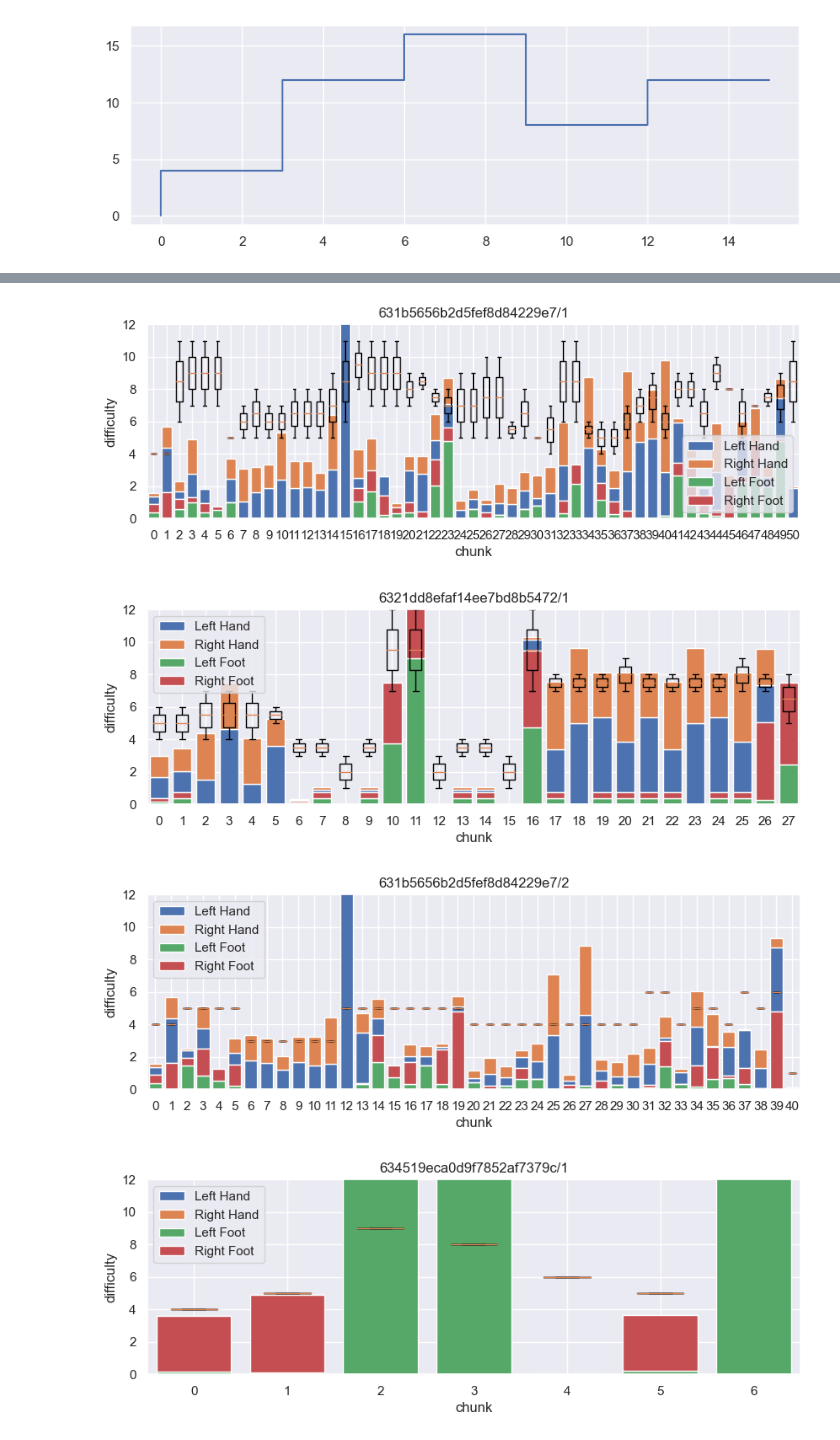
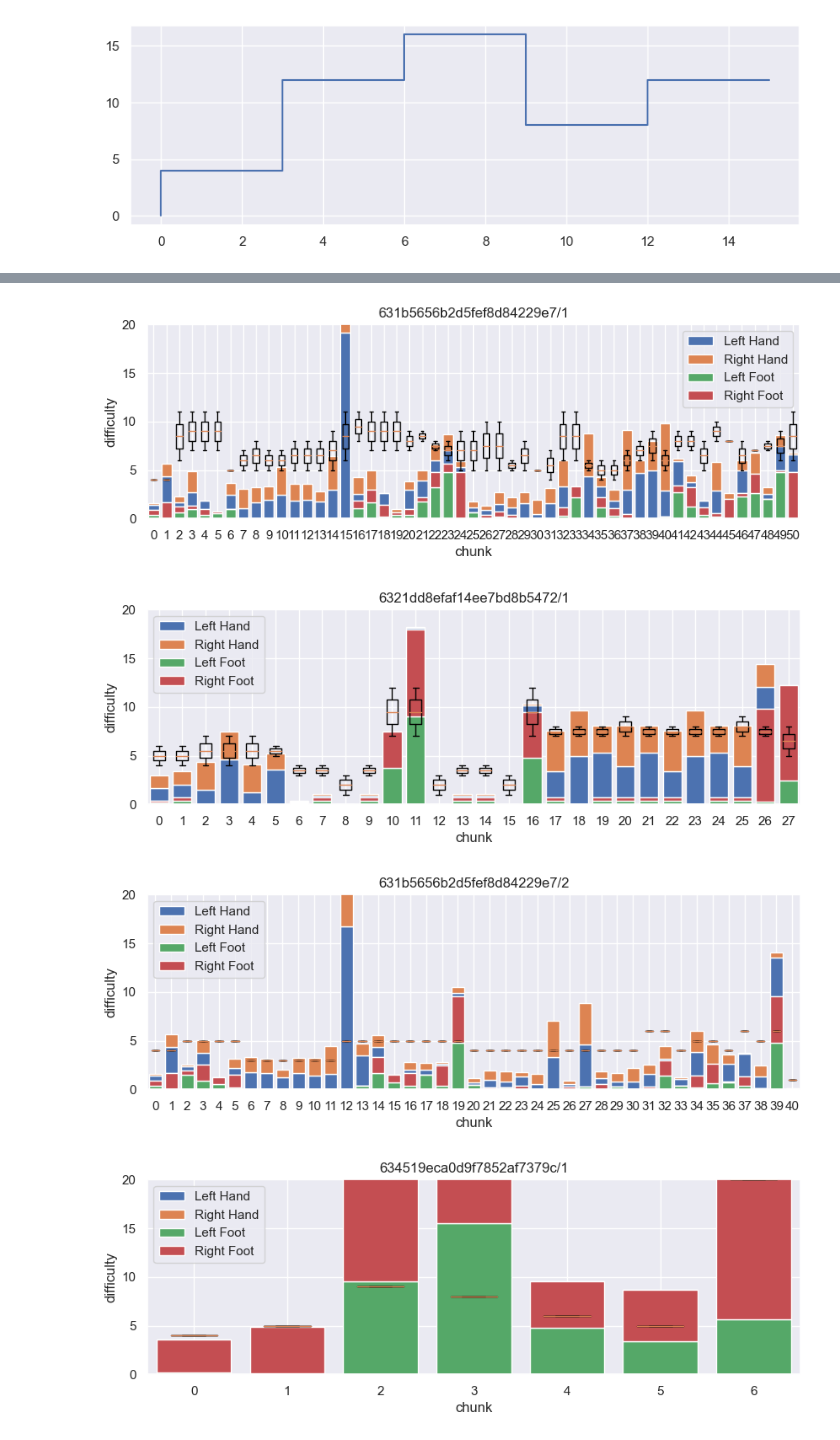
Before and after one commit to luisscholl/beatfork, a Jupyter notebook: difficulty-estimation/individual-analysis.ipynb, the cells around one changed output, grey strips where cells are left out. Saved outputs shown, nothing was run; the diff lists cells and outputs as text; code cells hidden in the pictures.

Commit message:
fix edge case handling affecting non-edge cases

```diff
--- a/difficulty-estimation/individual-analysis.ipynb
+++ b/difficulty-estimation/individual-analysis.ipynb
@@ -265,7 +265,7 @@ def plotBestOptions(options, chunkSize):
 
   for version in options:
     fig, ax = plt.subplots()
-    plt.ylim([0, 12]) # todo
+    plt.ylim([0, 20]) # todo
 
     options[version] = list(map(removeInf, options[version]))
 
@@ -354,14 +354,16 @@ def getMinIntensityDijkstra(objects, cumulatedIntensity, state, lastPosition, ca
       i = currentNode
       limbStrings = ['lh', 'rh', 'lf', 'rf']
       newTracePart = ''
+      traceCumulatedIntensity = None
       while i > 0:
         newTracePart = limbStrings[(i - 1) % 4] + ' ' + newTracePart
+        # newTracePart = limbStrings[(i - 1) % 4] + ' ' + json.dumps(cumulatedIntensities[i]) + ' ' + newTracePart
         i = (i - 1) // 4
       return (
         cumulatedIntensities[currentNode],
         states[currentNode],
         lastPositions[currentNode],
-        trace + ' | ' + newTracePart
+        trace + '\n| ' + newTracePart
       )
     for i in range(1, 5):
       j = 4 * currentNode + i
@@ -447,6 +449,8 @@ def plotSampledGetMinIntensityDijkstra(calcIntensity):
   for result in results:
     print(f'{result["id"]} took {result["executionTime"]:.3f}s to process.')
     print(f'trace{result["trace"]}')
+    print('\n'.join(json.dumps(e) for e in result['option']))
+    print('')
     bestOptions[result['id']] = result['option']
   plotBestOptions(bestOptions, chunkSize)
 # %%
@@ -469,14 +473,14 @@ def intensity3(obj, lastPositions, state):
   distance = ((lastPositions[obj[3]][0] - obj[0]) ** 2 + (lastPositions[obj[3]][1] - obj[1]) ** 2) ** 0.5
   time = abs(lastPositions[obj[3]][2] - obj[2])
 
-  # General edge cases
-  if (distance == 0):
-    return 0, {}
-  if (time < 0.005):
-    return math.inf, {}
 
   # Hands
   if (obj[3] == 6 or obj[3] == 7):
+    # Edge cases
+    if (distance == 0):
+      return 0, {}
+    if (time == 0):
+      return math.inf, {}
     return distance / time * handsHeightDifficultyFactor(obj[1]), {}
   # Feet
   elif (obj[3] == 8 or obj[3] == 9):
@@ -495,11 +499,19 @@ def intensity3(obj, lastPositions, state):
     if (obj[1] > jumpThresholdH and
         otherFoot[1] > jumpThresholdH and
         obj[2] - otherFoot[2] < jumpThresholdT): # this line could cause counting too many jumps, if jump_start case is not handled above
+      # todo: Allow some backtracking in order to get consistent intensities for jumps?
+      # todo: Think about monkey patching difficulty of otherFoot instead of just returning higher difficulty for one foot for more balanced feet intensity.
+      # Not important for overall difficulty. Probably not worth the effort.
       return jumpHeightDifficulty(obj[1]), {
         'status': 'jump_start'
       }
 
     # # default (standing) evaluation
+    # Edge cases
+    if (distance == 0):
+      return 0, {}
+    if (time == 0):
+      return math.inf, {}
     return distance / time * feetHeightDifficultyFactor(obj[1]), {}
   return math.inf, 0
 
@@ -522,4 +539,4 @@ trace | lf rf rh lh rh lh rh lh  | lf rf lh rh lh rh lh rh  | rf lf lf rf lf rf
-[figure, old version]
+[figure, new version]
-[figure, old version]
+[figure, new version]
-[figure, old version]
+[figure, new version]
-[figure, old version]
+[figure, new version]
```
Also changed, not shown: parts of 1 cell of this notebook.
